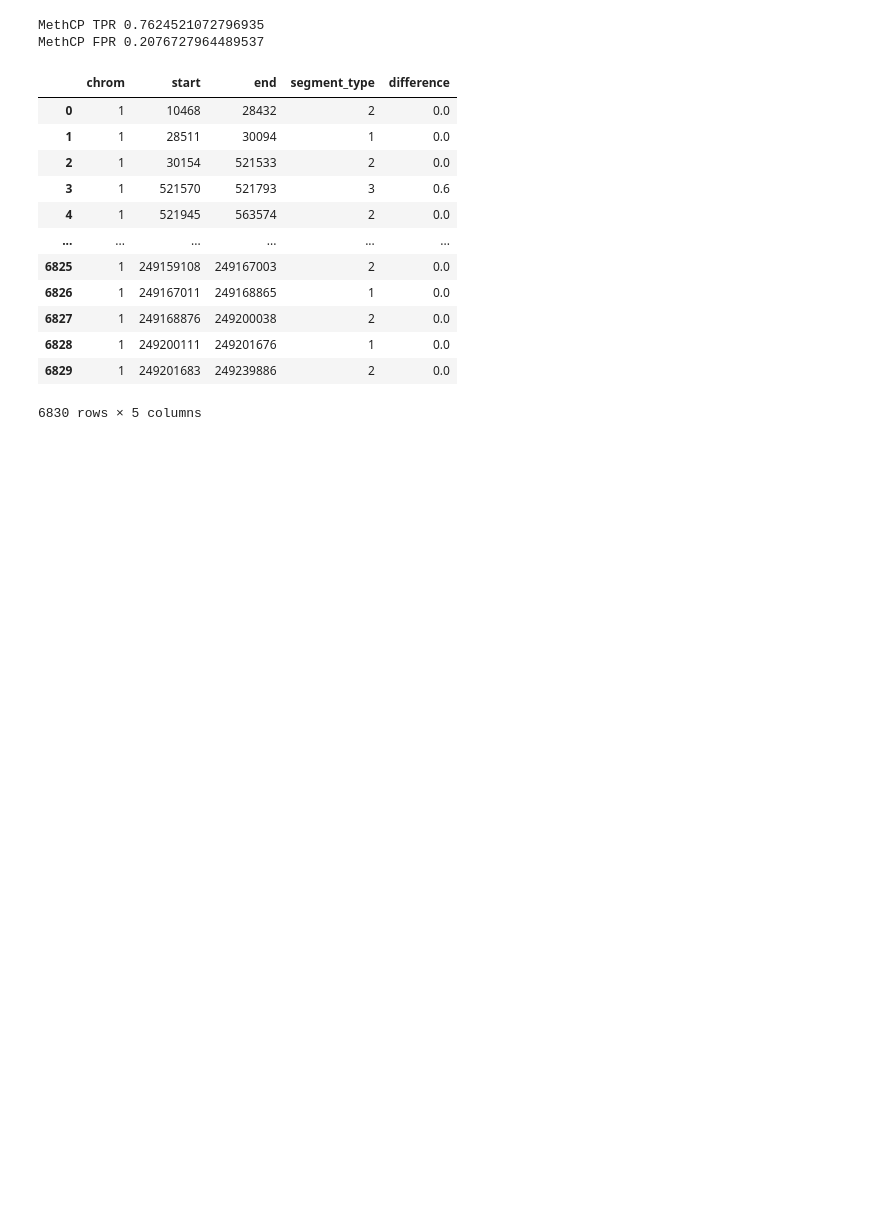
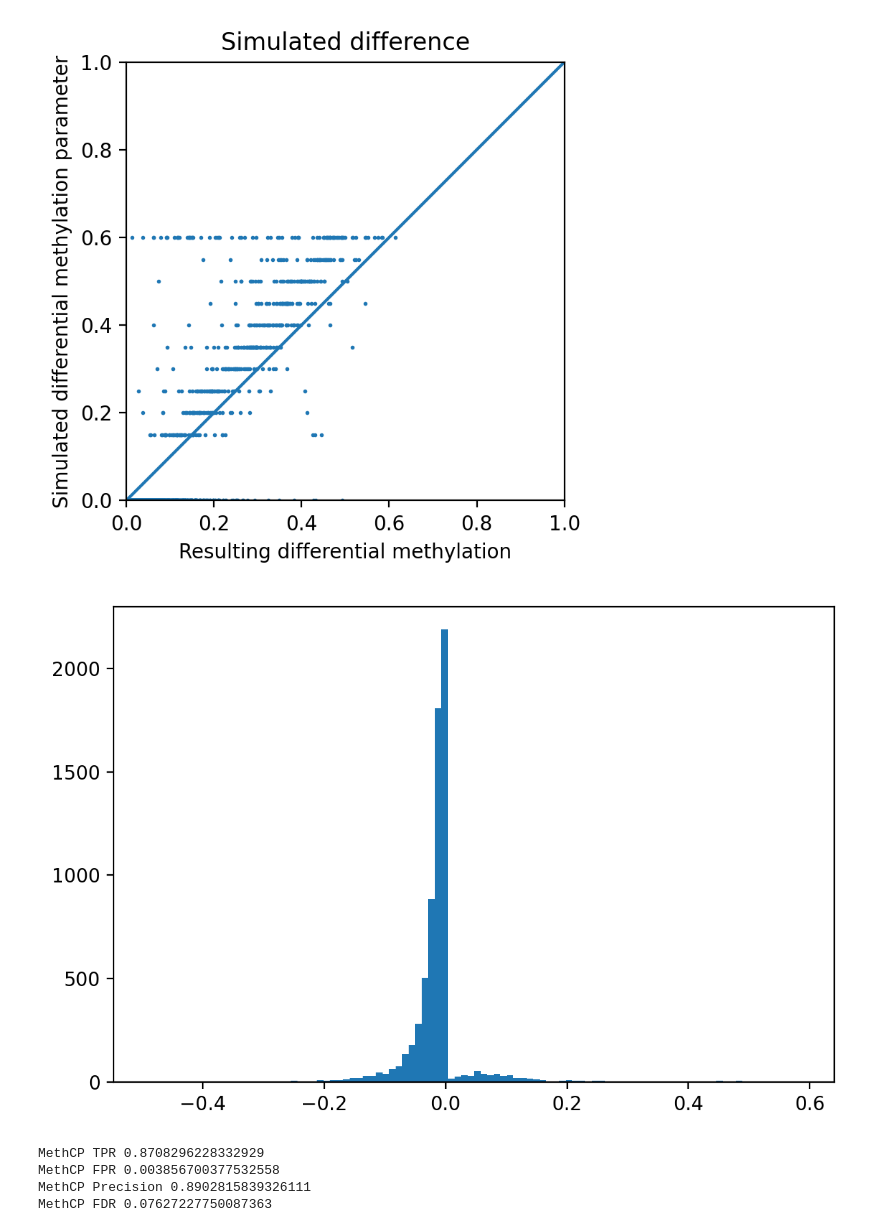
Before and after one commit to snajder-r/benchmark_meth5, a Jupyter notebook: notebooks/evaluate_simulation_result.ipynb, the cells around one changed output. Saved outputs shown, nothing was run; the diff lists cells and outputs as text; code cells hidden in the pictures; blank space fills up the shorter version.

Commit message:
Evaluate simulation segmentation

```diff
--- a/notebooks/evaluate_simulation_result.ipynb
+++ b/notebooks/evaluate_simulation_result.ipynb
@@ -21,2 +21,35 @@ pa = PlotArchiver("simulation", headless=False, config={"plot_archive_dir": "/ho
+# %%
+ground_truth_file = "/home/r933r/data/projects/nanopore/pycometh_benchmark/simulated/wgbs/merged/changepoints.txt"
+
+gt = pd.read_csv(ground_truth_file, sep="\t", names=["chrom", "start", "end", "segment_type", "theta"], dtype={"chrom":str})
+annotate_cpgs(gt)
+# %%
+""" Load the actual, measurable differential methylation in ground truth regions """
+simulated_m5 = "/home/r933r/data/projects/nanopore/pycometh_benchmark/simulated/diffmet_merged.m5"
+with MetH5File(simulated_m5, "r") as simulated_m5, tqdm.tqdm(total=gt.shape[0]) as pbar:
+    def compute_diffmet(chrom, start, end):
+        agg = simulated_m5[chrom].get_values_in_range(start, end).get_llr_site_readgroup_rate("sample")
+        diffmet = np.abs(np.nanmean(agg[1][0]) - np.nanmean(agg[2][0]))
+        pbar.update(1)
+        return diffmet
+    gt["diffmet"] = gt.apply(lambda row: compute_diffmet(row["chrom"], row["start"], row["end"]), axis=1)
+# %%
+pa.figure()
+plt.title("Simulated difference")
+plt.scatter(gt["diffmet"], np.abs(gt["theta"]), s=1)
+plt.xlabel("Resulting differential methylation")
+plt.ylabel("Simulated differential methylation parameter")
+plt.plot([0,1], [0,1])
+plt.xlim(0,1)
+plt.ylim(0,1)
+plt.gca().set_aspect("equal")
+plt.show()
+
+pa.figure()
+plt.hist(np.abs(gt["theta"]) - gt["diffmet"], bins=100)
+plt.show()
+# %% [output]
+[figure, added]
+[figure, added]
 # %%
 methcp_dmrs_file = "/home/r933r/data/projects/nanopore/pycometh_benchmark/simulated/methcp/methcp_dmr.bed"
@@ -57,25 +147,10 @@ class ResultComparer:
 # %%
-rc = ResultComparer({"GT":gt_dmrs, "MethCP":methcp_dmrs, "GT_neg": gt_negative})
 print("MethCP TPR", rc.compute_tpr("GT", "MethCP"))
-print("MethCP FPR", rc.compute_fpr("GT", "GT_neg", "MethCP"))
+print("MethCP FPR", rc.compute_fpr("GT", "MethCP"))
+print("MethCP Precision", rc.compute_precision("GT",  "MethCP"))
+print("MethCP FDR", rc.compute_fdr("GT", "MethCP"))
 # %% [output]
-MethCP TPR 0.7624521072796935
-MethCP FPR 0.2076727964489537
+MethCP TPR 0.8708296228332929
+MethCP FPR 0.003856700377532558
+MethCP Precision 0.8902815839326111
+MethCP FDR 0.07627227750087363
-# %%
-for diff_thres in np.arange(0, 0.7, 0.05):
-    print(f"MethCP TPR ({diff_thres})", rc.compute_tpr("GT", "MethCP"))
-    print(f"MethCP FPR ({diff_thres})", rc.compute_fpr("GT", "GT_neg", "MethCP"))
-# %% [output]
-|  | chrom | start | end | segment_type | difference |
-| 0 | 1 | 10468 | 28432 | 2 | 0.0 |
-| 1 | 1 | 28511 | 30094 | 1 | 0.0 |
-| 2 | 1 | 30154 | 521533 | 2 | 0.0 |
-| 3 | 1 | 521570 | 521793 | 3 | 0.6 |
-| 4 | 1 | 521945 | 563574 | 2 | 0.0 |
-| ... | ... | ... | ... | ... | ... |
-| 6825 | 1 | 249159108 | 249167003 | 2 | 0.0 |
-| 6826 | 1 | 249167011 | 249168865 | 1 | 0.0 |
-| 6827 | 1 | 249168876 | 249200038 | 2 | 0.0 |
-| 6828 | 1 | 249200111 | 249201676 | 1 | 0.0 |
-| 6829 | 1 | 249201683 | 249239886 | 2 | 0.0 |
-6830 rows × 5 columns
```
Also changed, not shown: parts of 20 cells of this notebook, 3 other files.
